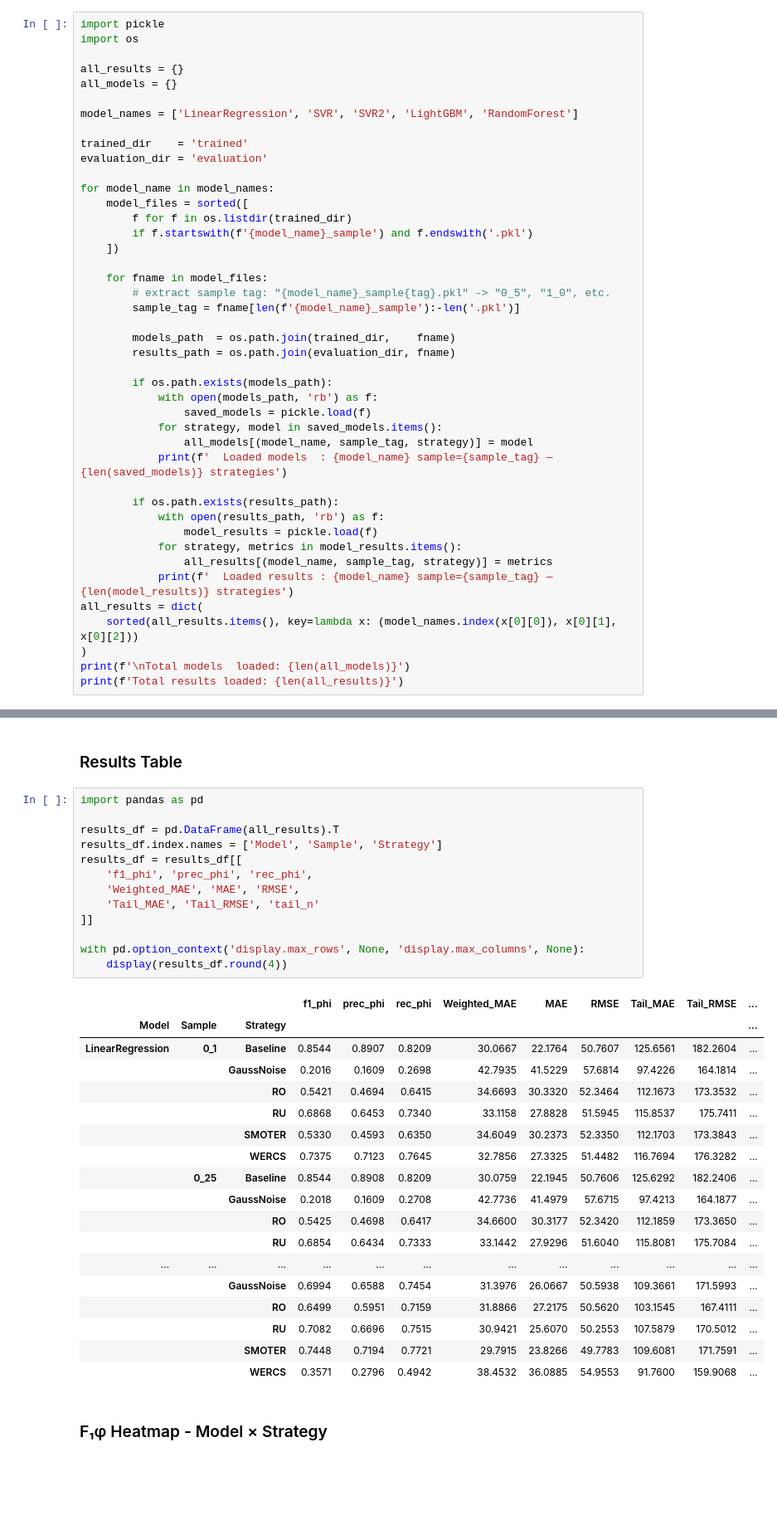
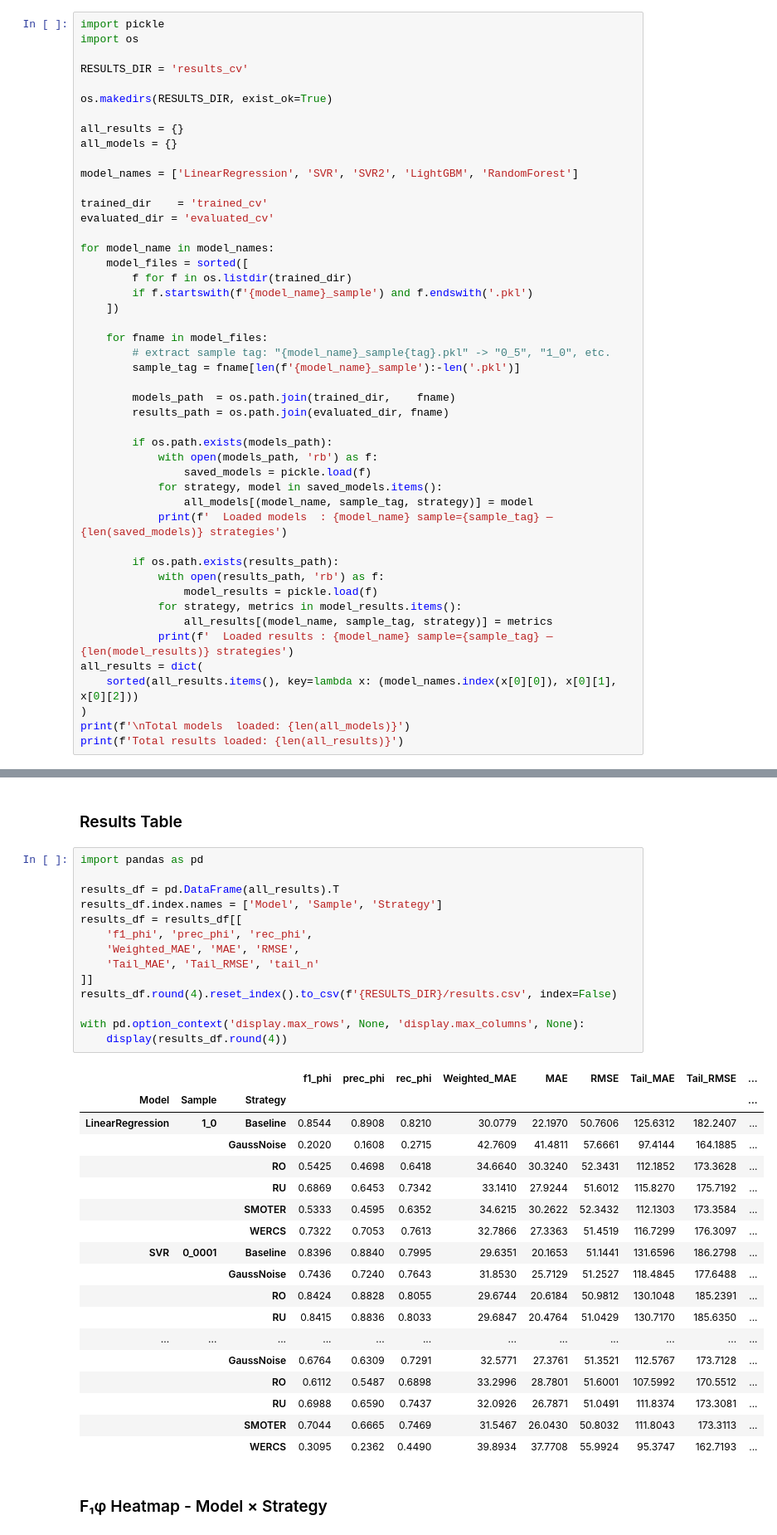
Before and after one commit to RoagieHoagie/FlightDelayImbalancedRegression, a Jupyter notebook: generate_results.ipynb, the cells around one changed output, grey strips where cells are left out. Shown at 83% size. Drawn from its saved outputs; the diff is of its cells as text; blank space fills up the shorter version.

```diff
--- a/generate_results.ipynb
+++ b/generate_results.ipynb
@@ -35,14 +35,18 @@ Successfully loaded data!
 # %%
 import pickle
 import os
+
+RESULTS_DIR = 'results_cv'
+
+os.makedirs(RESULTS_DIR, exist_ok=True)
 
 all_results = {}
 all_models = {}
 
 model_names = ['LinearRegression', 'SVR', 'SVR2', 'LightGBM', 'RandomForest']
 
-trained_dir    = 'trained'
-evaluation_dir = 'evaluation'
+trained_dir    = 'trained_cv'
+evaluated_dir = 'evaluated_cv'
 
 for model_name in model_names:
     model_files = sorted([
@@ -55,7 +59,7 @@ for model_name in model_names:
         sample_tag = fname[len(f'{model_name}_sample'):-len('.pkl')]
 
         models_path  = os.path.join(trained_dir,    fname)
-        results_path = os.path.join(evaluation_dir, fname)
+        results_path = os.path.join(evaluated_dir, fname)
 
         if os.path.exists(models_path):
             with open(models_path, 'rb') as f:
@@ -98,35 +98,36 @@ Total results loaded: 115
 # %%
 import pandas as pd
 
 results_df = pd.DataFrame(all_results).T
 results_df.index.names = ['Model', 'Sample', 'Strategy']
 results_df = results_df[[
     'f1_phi', 'prec_phi', 'rec_phi',
     'Weighted_MAE', 'MAE', 'RMSE',
     'Tail_MAE', 'Tail_RMSE', 'tail_n'
 ]]
+results_df.round(4).reset_index().to_csv(f'{RESULTS_DIR}/results.csv', index=False)
 
 with pd.option_context('display.max_rows', None, 'display.max_columns', None):
     display(results_df.round(4))
 # %% [output]
 |  |  |  | f1_phi | prec_phi | rec_phi | Weighted_MAE | MAE | RMSE | Tail_MAE | Tail_RMSE | ... |
 | Model | Sample | Strategy |  |  |  |  |  |  |  |  | ... |
-| LinearRegression | 0_1 | Baseline | 0.8544 | 0.8907 | 0.8209 | 30.0667 | 22.1764 | 50.7607 | 125.6561 | 182.2604 | ... |
-|  |  | GaussNoise | 0.2016 | 0.1609 | 0.2698 | 42.7935 | 41.5229 | 57.6814 | 97.4226 | 164.1814 | ... |
-|  |  | RO | 0.5421 | 0.4694 | 0.6415 | 34.6693 | 30.3320 | 52.3464 | 112.1673 | 173.3532 | ... |
-|  |  | RU | 0.6868 | 0.6453 | 0.7340 | 33.1158 | 27.8828 | 51.5945 | 115.8537 | 175.7411 | ... |
-|  |  | SMOTER | 0.5330 | 0.4593 | 0.6350 | 34.6049 | 30.2373 | 52.3350 | 112.1703 | 173.3843 | ... |
-|  |  | WERCS | 0.7375 | 0.7123 | 0.7645 | 32.7856 | 27.3325 | 51.4482 | 116.7694 | 176.3282 | ... |
-|  | 0_25 | Baseline | 0.8544 | 0.8908 | 0.8209 | 30.0759 | 22.1945 | 50.7606 | 125.6292 | 182.2406 | ... |
-|  |  | GaussNoise | 0.2018 | 0.1609 | 0.2708 | 42.7736 | 41.4979 | 57.6715 | 97.4213 | 164.1877 | ... |
-|  |  | RO | 0.5425 | 0.4698 | 0.6417 | 34.6600 | 30.3177 | 52.3420 | 112.1859 | 173.3650 | ... |
-|  |  | RU | 0.6854 | 0.6434 | 0.7333 | 33.1442 | 27.9296 | 51.6040 | 115.8081 | 175.7084 | ... |
+| LinearRegression | 1_0 | Baseline | 0.8544 | 0.8908 | 0.8210 | 30.0779 | 22.1970 | 50.7606 | 125.6312 | 182.2407 | ... |
+|  |  | GaussNoise | 0.2020 | 0.1608 | 0.2715 | 42.7609 | 41.4811 | 57.6661 | 97.4144 | 164.1885 | ... |
+|  |  | RO | 0.5425 | 0.4698 | 0.6418 | 34.6640 | 30.3240 | 52.3431 | 112.1852 | 173.3628 | ... |
+|  |  | RU | 0.6869 | 0.6453 | 0.7342 | 33.1410 | 27.9244 | 51.6012 | 115.8270 | 175.7192 | ... |
+|  |  | SMOTER | 0.5333 | 0.4595 | 0.6352 | 34.6215 | 30.2622 | 52.3432 | 112.1303 | 173.3584 | ... |
+|  |  | WERCS | 0.7322 | 0.7053 | 0.7613 | 32.7866 | 27.3363 | 51.4519 | 116.7299 | 176.3097 | ... |
+| SVR | 0_0001 | Baseline | 0.8396 | 0.8840 | 0.7995 | 29.6351 | 20.1653 | 51.1441 | 131.6596 | 186.2798 | ... |
+|  |  | GaussNoise | 0.7436 | 0.7240 | 0.7643 | 31.8530 | 25.7129 | 51.2527 | 118.4845 | 177.6488 | ... |
+|  |  | RO | 0.8424 | 0.8828 | 0.8055 | 29.6744 | 20.6184 | 50.9812 | 130.1048 | 185.2391 | ... |
+|  |  | RU | 0.8415 | 0.8836 | 0.8033 | 29.6847 | 20.4764 | 51.0429 | 130.7170 | 185.6350 | ... |
 | ... | ... | ... | ... | ... | ... | ... | ... | ... | ... | ... | ... |
-|  |  | GaussNoise | 0.6994 | 0.6588 | 0.7454 | 31.3976 | 26.0667 | 50.5938 | 109.3661 | 171.5993 | ... |
-|  |  | RO | 0.6499 | 0.5951 | 0.7159 | 31.8866 | 27.2175 | 50.5620 | 103.1545 | 167.4111 | ... |
-|  |  | RU | 0.7082 | 0.6696 | 0.7515 | 30.9421 | 25.6070 | 50.2553 | 107.5879 | 170.5012 | ... |
-|  |  | SMOTER | 0.7448 | 0.7194 | 0.7721 | 29.7915 | 23.8266 | 49.7783 | 109.6081 | 171.7591 | ... |
-|  |  | WERCS | 0.3571 | 0.2796 | 0.4942 | 38.4532 | 36.0885 | 54.9553 | 91.7600 | 159.9068 | ... |
+|  |  | GaussNoise | 0.6764 | 0.6309 | 0.7291 | 32.5771 | 27.3761 | 51.3521 | 112.5767 | 173.7128 | ... |
+|  |  | RO | 0.6112 | 0.5487 | 0.6898 | 33.2996 | 28.7801 | 51.6001 | 107.5992 | 170.5512 | ... |
+|  |  | RU | 0.6988 | 0.6590 | 0.7437 | 32.0926 | 26.7871 | 51.0491 | 111.8374 | 173.3081 | ... |
+|  |  | SMOTER | 0.7044 | 0.6665 | 0.7469 | 31.5467 | 26.0430 | 50.8032 | 111.8043 | 173.3113 | ... |
+|  |  | WERCS | 0.3095 | 0.2362 | 0.4490 | 39.8934 | 37.7708 | 55.9924 | 95.3747 | 162.7193 | ... |
 # %% [markdown]
 ### F₁φ Heatmap - Model × Strategy
 # %%
```
Also changed, not shown: parts of 8 cells of this notebook, 18 other files.
